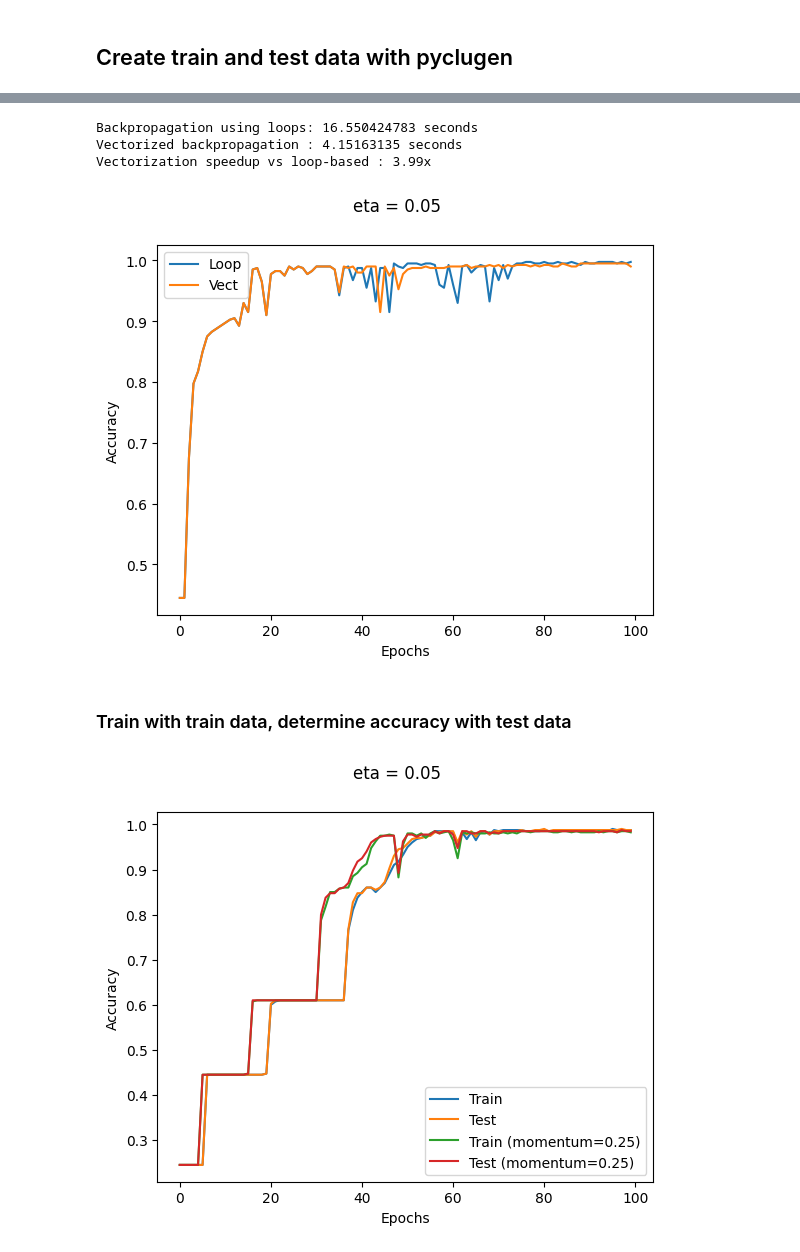
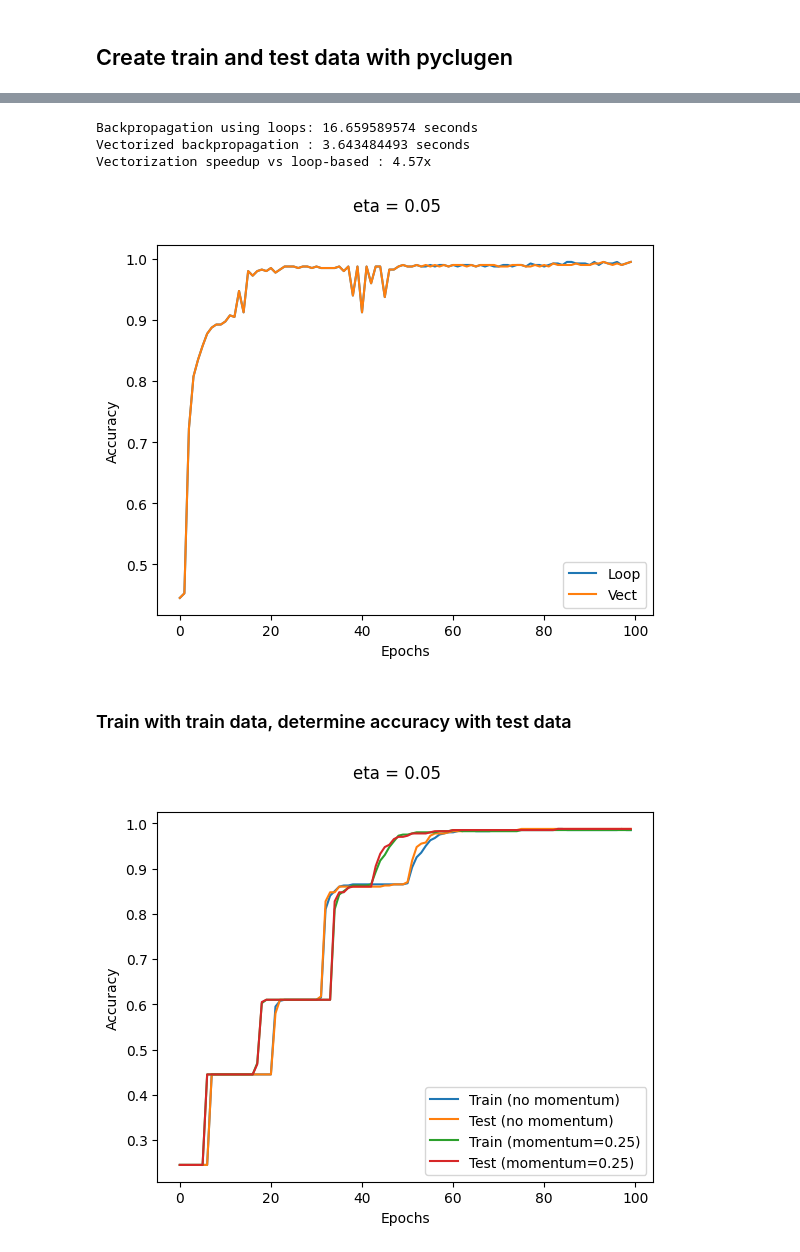
Before and after one commit to nunofachada/mlbook, a Jupyter notebook: 04_neuralnetworks/neuralnetworks.ipynb, the cells around one changed output, grey strips where cells are left out. Cells and saved outputs as stored; diff of their text form; code cells hidden in the pictures.

Commit message:
Allow specification of min/max values in 1-of-n output encoding

```diff
--- a/04_neuralnetworks/neuralnetworks.ipynb
+++ b/04_neuralnetworks/neuralnetworks.ipynb
@@ -227,12 +238,14 @@ def plot_accuracy(epochs: int, accuracies: dict[str, npt.NDArray], title: str =
 # %% [markdown]
 ## Create train and test data with pyclugen
 # %%
-def to_nn_output(cg_output: npt.NDArray) -> npt.NDArray:
+def to_nn_output(
+    cg_output: npt.NDArray, node_off: float, node_on: float
+) -> npt.NDArray:
     """Convert cluster labels to NN output format."""
     nitems = cg_output.shape[0]
-    nn_output = np.zeros((nitems, len(np.unique(cg_output))))
+    nn_output = node_off * np.ones((nitems, len(np.unique(cg_output))))
     for i in range(nitems):
-        nn_output[i, cg_output[i]] = 1
+        nn_output[i, cg_output[i]] = node_on
     return nn_output
 # %%
 # Clugen parameters
@@ -306 +318,10 @@ clunn_test = to_nn_output(data_test.clusters)
+# %%
+# Value that output nodes are expected to have when activated or otherwise
+# assuming 1-of-n output encoding
+node_off = 0.1
+node_on = 0.9
+
+# Convert output to appropriate NN format output
+clunn_train = to_nn_output(data_train.clusters, node_off, node_on)
+clunn_test = to_nn_output(data_test.clusters, node_off, node_on)
 # %% [markdown]
@@ -315,8 +334,12 @@ mom = 0.1
 topol = [ndims, 12, nclu]
 
 # Prepare hooks for registering accuracy
-fitreg_loop = AccuracyRegister(data_train.points, clunn_train, epochs)
-fitreg_vect = AccuracyRegister(data_train.points, clunn_train, epochs)
+fitreg_loop = AccuracyRegister(
+    data_train.points, clunn_train, epochs, node_off, node_on
+)
+fitreg_vect = AccuracyRegister(
+    data_train.points, clunn_train, epochs, node_off, node_on
+)
 
 # Test loop-based backpropagation
 time_start = time.time_ns()
@@ -347,10 +370,10 @@ plot_accuracy(
     f"eta = {eta}",
 )
 # %% [output]
-Backpropagation using loops: 16.550424783 seconds
-Vectorized backpropagation : 4.15163135 seconds
-Vectorization speedup vs loop-based : 3.99x
+Backpropagation using loops: 16.659589574 seconds
+Vectorized backpropagation : 3.643484493 seconds
+Vectorization speedup vs loop-based : 4.57x
-[figure, old version]
+[figure, new version]
 # %% [markdown]
 ### Train with train data, determine accuracy with test data
 # %%
@@ -358,38 +381,49 @@ Vectorization speedup vs loop-based : 3.99x
 epochs = 100
 eta = 0.05
 mom = 0.25
 topol = [ndims, 18, 18, nclu]
 
 # Prepare hooks for registering accuracy
-fitreg_train = AccuracyRegister(data_train.points, clunn_train, epochs)
-fitreg_test = AccuracyRegister(data_test.points, clunn_train, epochs)
-fitreg_train_m = AccuracyRegister(data_train.points, clunn_train, epochs)
-fitreg_test_m = AccuracyRegister(data_test.points, clunn_train, epochs)
+fitreg_train = AccuracyRegister(
+    data_train.points, clunn_train, epochs, node_off, node_on
+)
+fitreg_test = AccuracyRegister(data_test.points, clunn_train, epochs, node_off, node_on)
+fitreg_train_m = AccuracyRegister(
+    data_train.points, clunn_train, epochs, node_off, node_on
+)
+fitreg_test_m = AccuracyRegister(
+    data_test.points, clunn_train, epochs, node_off, node_on
+)
 
 # Perform backpropagation without and with momentum
 nn1 = vbackpropagation(
-    data_train.points, clunn_train, topol, epochs, eta, hooks=[fitreg_train, fitreg_test]
+    data_train.points,
+    clunn_train,
+    topol,
+    epochs,
+    eta,
+    hooks=[fitreg_train, fitreg_test],
 )
 nn2 = vbackpropagation(
     data_train.points,
     clunn_train,
     topol,
     epochs,
     eta,
     mom,
     hooks=[fitreg_train_m, fitreg_test_m],
 )
 
 # Plot accuracy
 plot_accuracy(
     epochs,
     {
-        "Train": fitreg_train.accuracies,
-        "Test": fitreg_test.accuracies,
+        "Train (no momentum)": fitreg_train.accuracies,
+        "Test (no momentum)": fitreg_test.accuracies,
         f"Train (momentum={mom})": fitreg_train_m.accuracies,
         f"Test (momentum={mom})": fitreg_test_m.accuracies,
     },
     f"eta = {eta}",
 )
 # %% [output]
-[figure, old version]
+[figure, new version]
```
Also changed, not shown: parts of 5 cells of this notebook.
